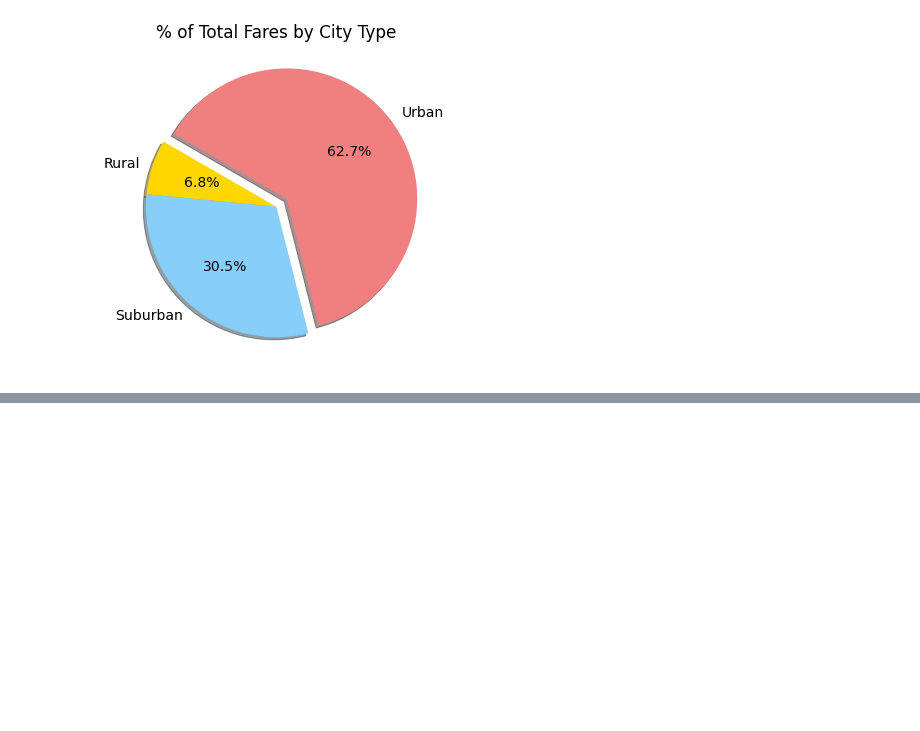
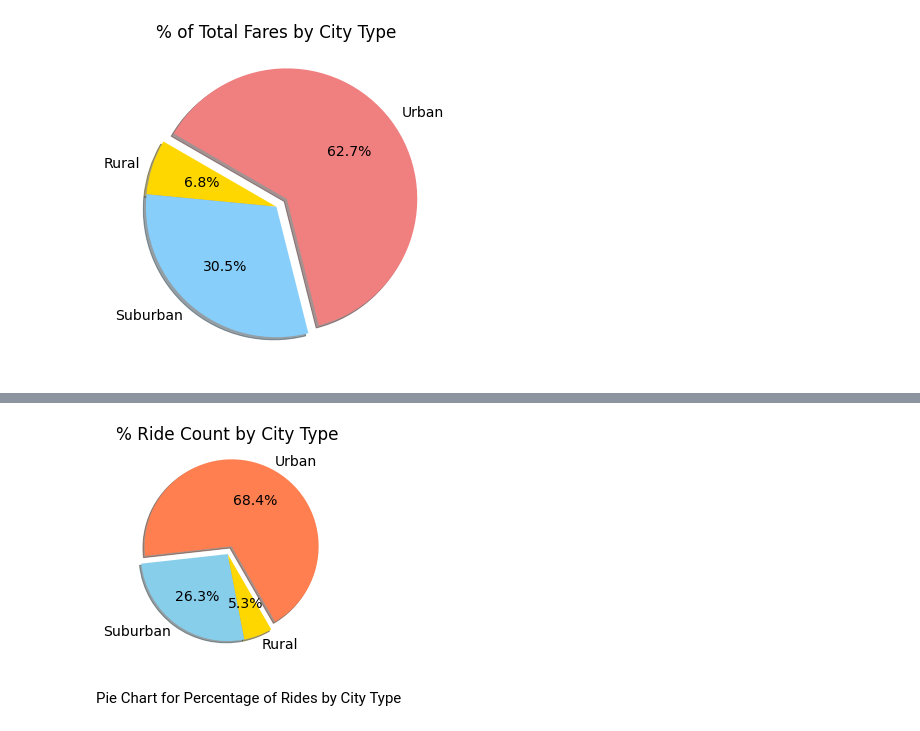
Before and after one commit to rajimuth/PyBer_Analysis, a Jupyter notebook: PyBer_Analysis.ipynb, the cells around one changed output, grey strips where cells are left out. Drawn from its saved outputs; the diff is of its cells as text; code cells hidden in the pictures; blank space fills up the shorter version.

Commit message:
added % ride count by city type

```diff
--- a/PyBer_Analysis.ipynb
+++ b/PyBer_Analysis.ipynb
@@ -826,0 +850,38 @@ plt.show()
+# %%
+# Get the total number of rides for each city type.
+
+total_urban_ride= urban_cities_df["ride_id"]. count()
+# print(f' Total urban ride ={total_urban_ride}')
+
+
+total_suburban_ride= suburban_cities_df["ride_id"]. count()
+# print(f' Total suburban ride ={total_suburban_ride}')
+
+
+total_rural_ride= rural_cities_df["ride_id"]. count()
+# print(f' Total rural ride ={total_rural_ride}')
+
+
+# Get the total rides for all the city types.
+total_rides = pyber_data_df["ride_id"].count()
+# print(f' Total ride ={total_rides}')
+
+# Calculate the percentage of the total rides for each city type.
+percentage_urban_ride = total_urban_ride / total_rides *100
+percentage_suburban_ride = total_suburban_ride /total_rides *100
+percentage_rural_ride = total_rural_ride /total_rides *100
+
+# print(f'% urban ride ={percentage_urban_ride}')
+# print(f'% suburban ride ={percentage_suburban_ride}')
+# print(f'% rural ride ={percentage_rural_ride}')
+
+# Create Pie Chart
+percentage_ride = [percentage_urban_ride, percentage_suburban_ride, percentage_rural_ride]
+# print (percentage_ride)
+plt.pie(percentage_ride, labels=["Urban", "Suburban", "Rural"], colors =["coral", "skyblue","gold"],explode=[0.1,0,0], shadow= True,autopct='%1.1f%%', startangle= 300)
+plt.title("% Ride Count by City Type")
+plt.show()
+# %% [output]
+[figure, added]
+# %% [markdown]
+Pie Chart for Percentage of Rides by City Type
```
Also changed, not shown: parts of 3 cells of this notebook.
